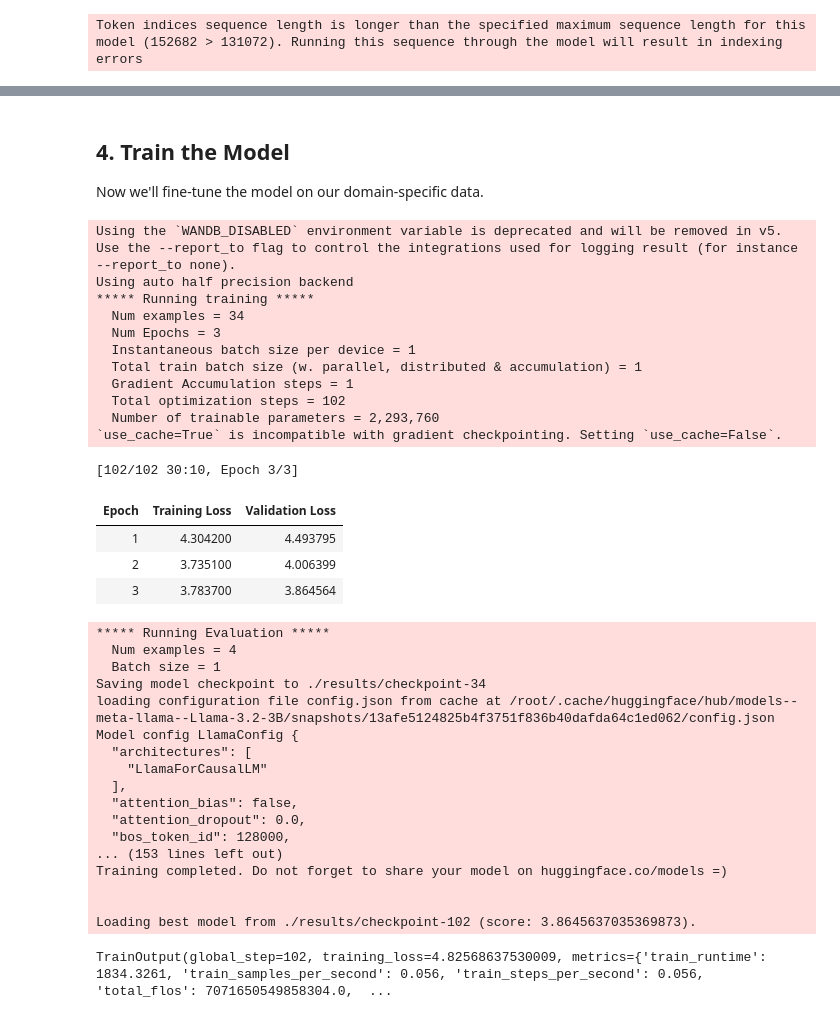
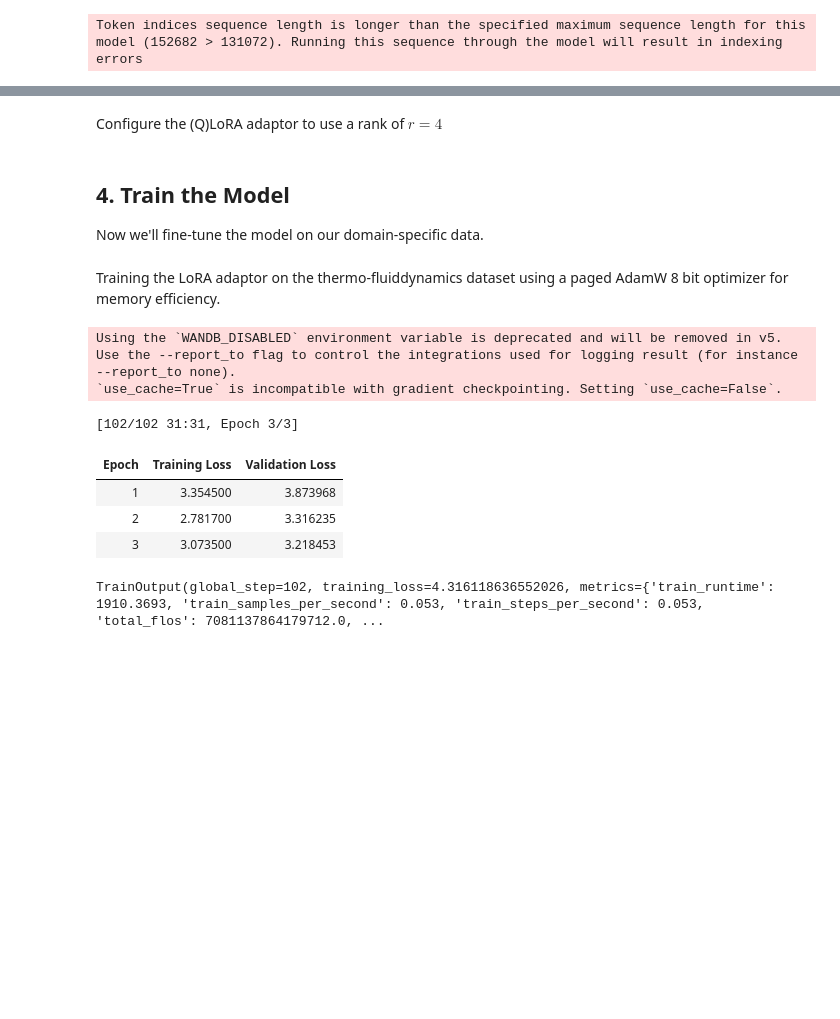
Before and after one commit to arminwitte/mistral-peft, a Jupyter notebook: notebook_kaggle_llama.ipynb, the cells around one changed output, grey strips where cells are left out. Saved outputs shown, nothing was run; the diff lists cells and outputs as text; code cells hidden in the pictures; blank space fills up the shorter version.

Commit message:
Kaggle Notebook | peft-llama | Version 14

```diff
--- a/notebook_kaggle_llama.ipynb
+++ b/notebook_kaggle_llama.ipynb
@@ -100,6 +110,9 @@ from peft import LoraConfig, get_peft_model, prepare_model_for_kbit_training
 # %%
 quantization_config = BitsAndBytesConfig(
-        load_in_4bit=True,  # Use load_in_8bit=True for 8-bit quantization
+        load_in_4bit=True,  # Use load_in_4bit=True for 4-bit quantization
+        bnb_4bit_quant_type="nf4", # use normalized float 4
+        bnb_4bit_compute_dtype=torch.float16,
+        bnb_4bit_use_double_quant=False, # do not quantize scaling factors
     )
 
 base_model = AutoModelForCausalLM.from_pretrained(
@@ -133,3 +122,16 @@ model = prepare_for_training(
+# %% [markdown]
+Configure the (Q)LoRA adaptor to use a rank of $r=4$
+# %%
+model = prepare_model_for_kbit_training(base_model)
+config = LoraConfig(
+    r=4,
+    lora_alpha=16,
+    target_modules=["q_proj", "k_proj", "v_proj", "o_proj", "up_proj", "down_proj", "gate_proj"],
+    lora_dropout=0.05,
+    bias="none",
+    task_type="CAUSAL_LM",
+)
+model = get_peft_model(model, config)
 # %% [markdown]
 ## 4. Train the Model
 
@@ -139,65 +139,40 @@ os.environ["WANDB_DISABLED"] = "true"
+# %% [markdown]
+Training the LoRA adaptor on the thermo-fluiddynamics dataset using a paged AdamW 8 bit optimizer for memory efficiency.
 # %%
 # Set up training arguments
 training_args = TrainingArguments(
     output_dir="./results",
     num_train_epochs=3,
     per_device_train_batch_size=1,
     per_device_eval_batch_size=1,
     gradient_accumulation_steps=1,
     learning_rate=3e-4,
     fp16=True,
     logging_steps=1,
-    evaluation_strategy="epoch",
+    eval_strategy="epoch",
     save_strategy="epoch",
     load_best_model_at_end=True,
     optim="paged_adamw_8bit",
-    log_level="info"
+    log_level="warning"
 )
 
 # Initialize trainer
 trainer = Trainer(
     model=model,
     args=training_args,
     train_dataset=train_test_set['train'],
     eval_dataset=train_test_set['test']
 )
 
 # Start training
-
 trainer.train()
 # %% [output]
 Using the `WANDB_DISABLED` environment variable is deprecated and will be removed in v5. Use the --report_to flag to control the integrations used for logging result (for instance --report_to none).
-Using auto half precision backend
-***** Running training *****
-  Num examples = 34
-  Num Epochs = 3
-  Instantaneous batch size per device = 1
-  Total train batch size (w. parallel, distributed & accumulation) = 1
-  Gradient Accumulation steps = 1
-  Total optimization steps = 102
-  Number of trainable parameters = 2,293,760
 `use_cache=True` is incompatible with gradient checkpointing. Setting `use_cache=False`.
-[102/102 30:10, Epoch 3/3]
+[102/102 31:31, Epoch 3/3]
 | Epoch | Training Loss | Validation Loss |
-| 1 | 4.304200 | 4.493795 |
-| 2 | 3.735100 | 4.006399 |
-| 3 | 3.783700 | 3.864564 |
+| 1 | 3.354500 | 3.873968 |
+| 2 | 2.781700 | 3.316235 |
+| 3 | 3.073500 | 3.218453 |
-***** Running Evaluation *****
-  Num examples = 4
-  Batch size = 1
-Saving model checkpoint to ./results/checkpoint-34
-loading configuration file config.json from cache at /root/.cache/huggingface/hub/models--meta-llama--Llama-3.2-3B/snapshots/13afe5124825b4f3751f836b40dafda64c1ed062/config.json
-Model config LlamaConfig {
-  "architectures": [
-    "LlamaForCausalLM"
-  ],
-  "attention_bias": false,
-  "attention_dropout": 0.0,
-  "bos_token_id": 128000,
-... (153 lines left out)
-Training completed. Do not forget to share your model on huggingface.co/models =)
-
-
-Loading best model from ./results/checkpoint-102 (score: 3.8645637035369873).
+TrainOutput(global_step=102, training_loss=4.316118636552026, metrics={'train_runtime': 1910.3693, 'train_samples_per_second': 0.053, 'train_steps_per_second': 0.053, 'total_flos': 7081137864179712.0, ...
-TrainOutput(global_step=102, training_loss=4.82568637530009, metrics={'train_runtime': 1834.3261, 'train_samples_per_second': 0.056, 'train_steps_per_second': 0.056, 'total_flos': 7071650549858304.0,  ...
 # %%
```
Also changed, not shown: parts of 28 cells of this notebook.
